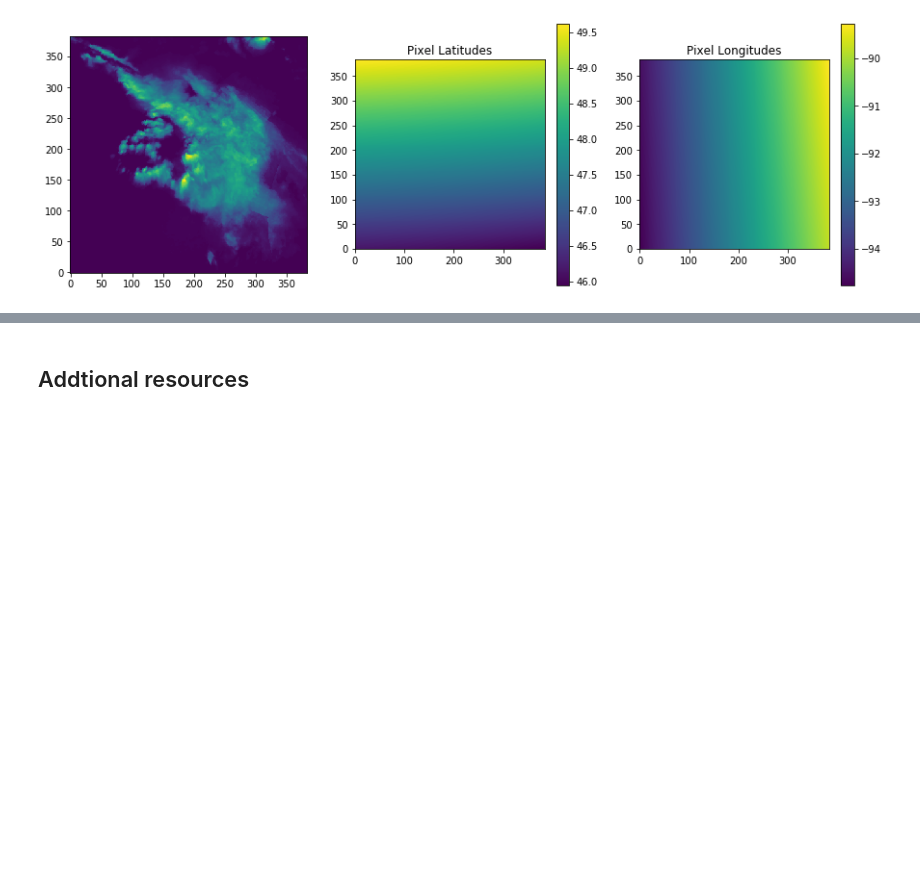
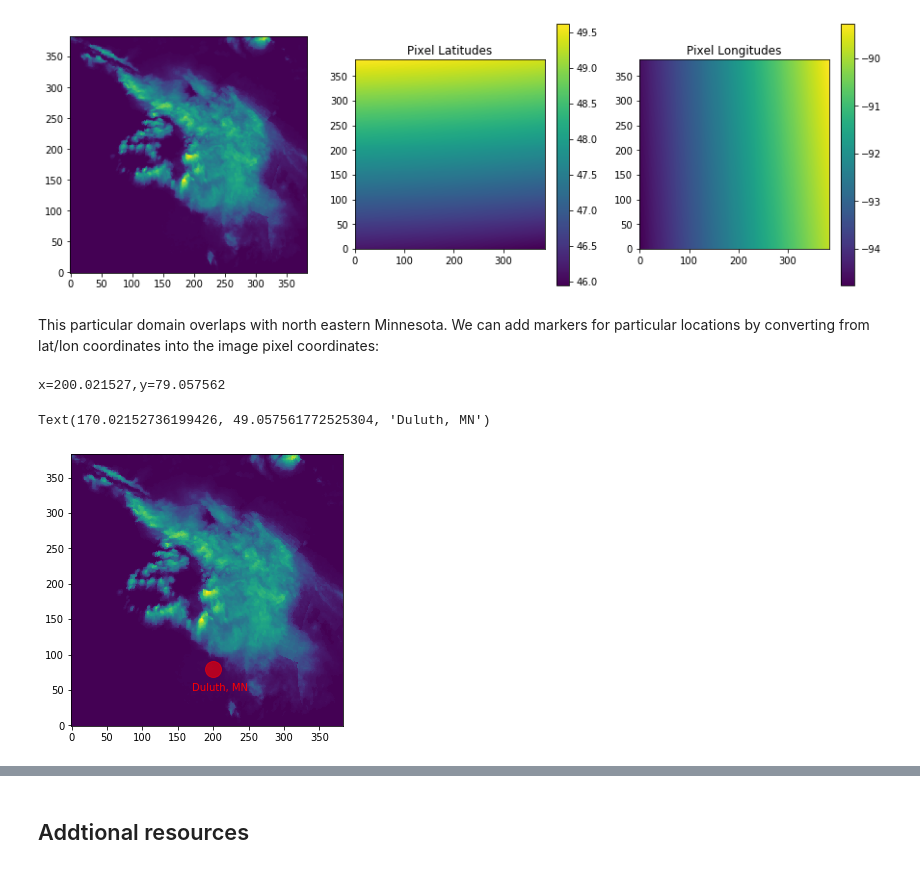
Before and after one commit to MIT-AI-Accelerator/eie-sevir, a Jupyter notebook: examples/SEVIR_Tutorial.ipynb, the cells around one changed output, grey strips where cells are left out. Cells and saved outputs as stored; diff of their text form; code cells hidden in the pictures; blank space fills up the shorter version.

```diff
--- a/examples/SEVIR_Tutorial.ipynb
+++ b/examples/SEVIR_Tutorial.ipynb
@@ -507,4 +513,19 @@ ax[2].set_title('Pixel Longitudes')
 # %% [output]
 Text(0.5, 1.0, 'Pixel Longitudes')
 [figure]
+# %% [markdown]
+This particular domain overlaps with north eastern Minnesota.  We can add markers for particular locations by converting from lat/lon coordinates into the image pixel coordinates:
+# %%
+lat,lon = 46.7867, -92.1005 # Duluth, MN
+x,y=proj.forward(lon,lat)
+print('x=%f,y=%f' % (x,y))
+# Plot with origin='lower' so up corresponds to north.
+fig,ax=plt.subplots(1,1,figsize=(5,5))
+ax.imshow(vil[:,:,20],origin='lower')
+ax.plot(x,y,linestyle='none', marker="o", markersize=16, alpha=0.6, c="red")
+ax.text(x-30,y-30,'Duluth, MN',color='r')
+# %% [output]
+x=200.021527,y=79.057562
+Text(170.02152736199426, 49.057561772525304, 'Duluth, MN')
+[figure, added]
 # %% [markdown]
```
Also changed, not shown: parts of 10 cells of this notebook.
